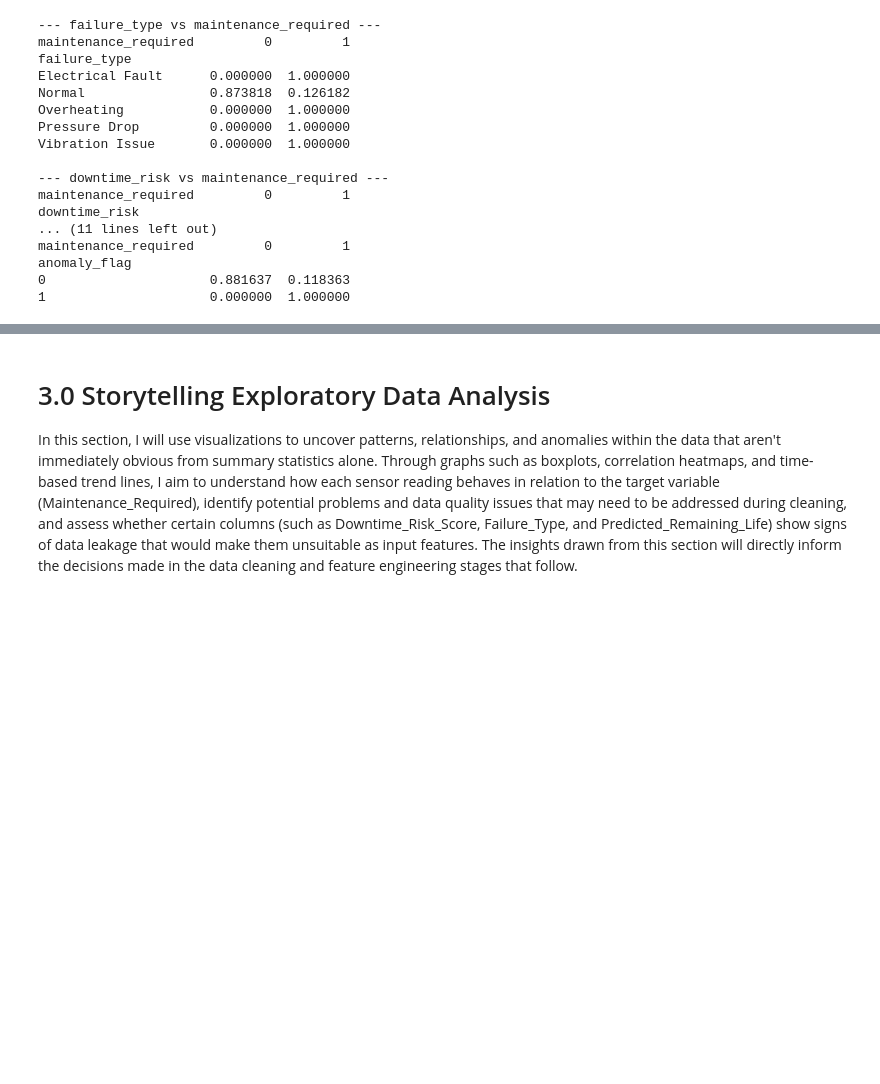
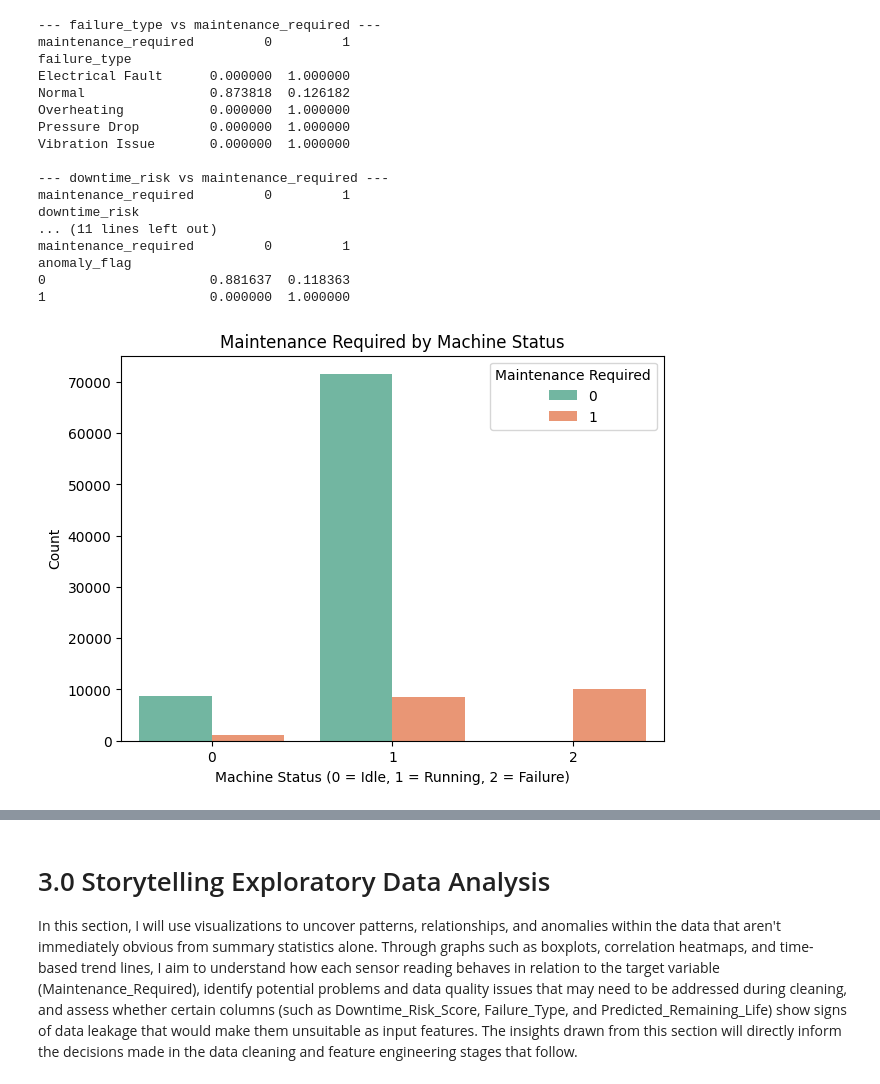
Before and after one commit to keoner/IT3385_mlops, a Jupyter notebook: notebooks/1.0_EDA.ipynb, the cells around one changed output, grey strips where cells are left out. Saved outputs shown, nothing was run; the diff lists cells and outputs as text; code cells hidden in the pictures; blank space fills up the shorter version.

```diff
--- a/notebooks/1.0_EDA.ipynb
+++ b/notebooks/1.0_EDA.ipynb
@@ -315,3 +315,13 @@ maintenance_required         0         1
 anomaly_flag
 0                     0.881637  0.118363
 1                     0.000000  1.000000
+# %%
+plt.figure(figsize=(7, 5))
+sns.countplot(x='machine_status', hue='maintenance_required', data=df, palette='Set2')
+plt.title('Maintenance Required by Machine Status')
+plt.xlabel('Machine Status (0 = Idle, 1 = Running, 2 = Failure)')
+plt.ylabel('Count')
+plt.legend(title='Maintenance Required')
+plt.show()
+# %% [output]
+[figure, added]
```
Also changed, not shown: parts of 8 cells of this notebook, 8 other files.
